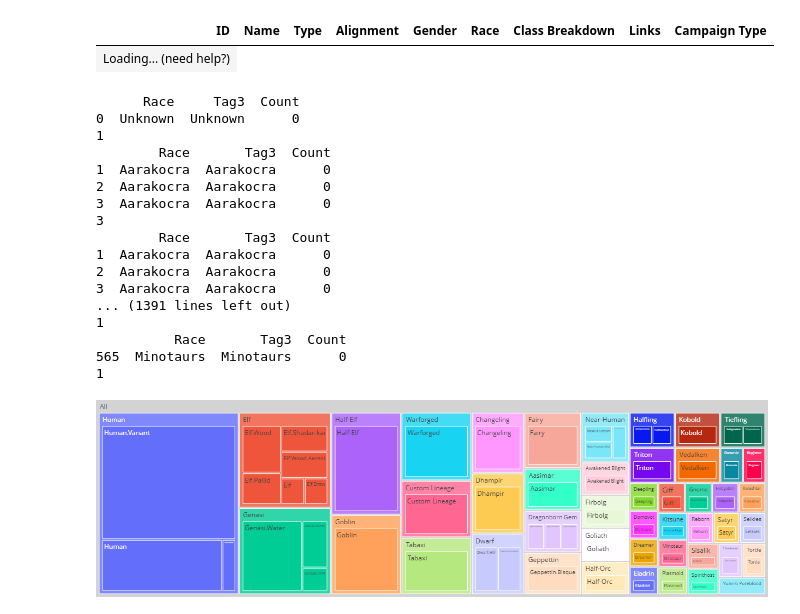
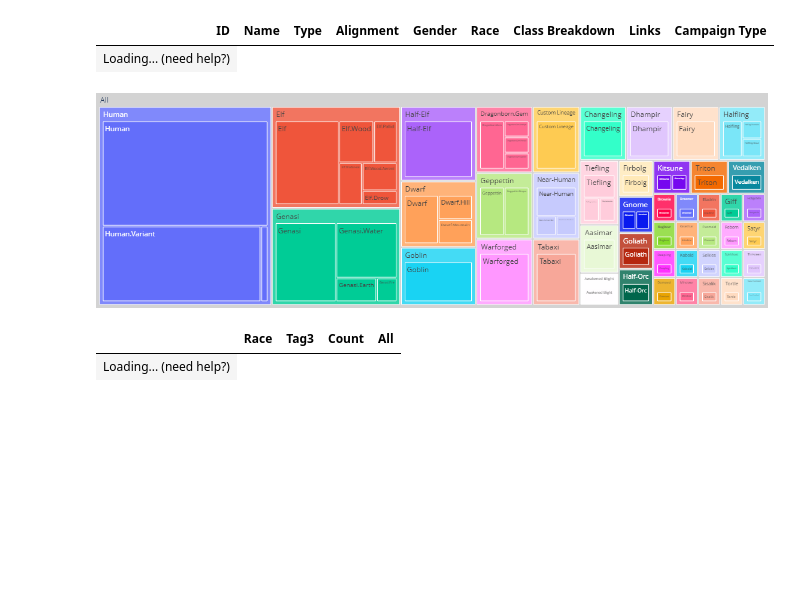
Before and after one commit to flashkid10/my-binder, a Jupyter notebook: Display_Main.ipynb, the cells around one changed output. Saved outputs shown, nothing was run; the diff lists cells and outputs as text; code cells hidden in the pictures; blank space fills up the shorter version.

```diff
--- a/Display_Main.ipynb
+++ b/Display_Main.ipynb
@@ -106,54 +106,80 @@ for x2, y2 in SF.iterrows():
     if not isinstance(y2[Arr[1]], str):
         if math.isnan(y2[Arr[1]]):
             #print(str(y2[Arr[0]])+" - "+ str(y2[Arr[1]]))
             SF = SF.drop(x2)
 
 
-for x1, y1 in SF.iterrows():
-    SF2 = SF.query(Arr[0]+'=="'+y1[Arr[1]]+'"')
-    if len(SF2)>0:
-        print(SF2)
-        print(len(SF2))
+#for x1, y1 in SF.iterrows():
+#    SF2 = SF.query(Arr[0]+'=="'+y1[Arr[1]]+'"')
+#    if len(SF2)==2:
+#        x=0
+#        #print(SF2)
+#        #print(len(SF2))
 
 
 #for x2, y2 in SF.iterrows():
     #if isinstance(y2[Arr[1]], str):
         #if y2[Arr[1]] == "":
             #print(str(y2[Arr[0]])+" - "+ str(y2[Arr[1]]))
             #SF = SF.drop(x2)
-
+#for x1, y1 in SF.iterrows():
+#    SF2 = SF.query(Arr[0]+'=="'+y1[Arr[1]]+'"')
+#    if len(SF2)==2:
+#        x=0
+#        #print(SF2)
+#        #print(len(SF2))
 #None
 
 #for x2, y2 in SF.iterrows():
     #if y2[Arr[0]]==null or y2[Arr[1]]==null or y2[Arr[2]]==null:
         #print(x2)
         #SF.drop(y2)
 
+
+for x1, y1 in SF.iterrows():
+    if y1[Arr[0]] != y1[Arr[1]]:
+        if y1[Arr[2]] == 0:
+            SF = SF.drop(x1)
+
+SF = SF.drop_duplicates()
+
+for x1, y1 in SF.iterrows():
+    if y1[Arr[0]] != y1[Arr[1]]:
+        Cond = Arr[0]+'=="'+y1[Arr[0]]+'" and '+ Arr[1]+'=="'+y1[Arr[0]]+'"'
+        #print("-------------------------")
+        #print(Cond)
+        SF2 = SF.query(Cond)
+        if len(SF2)>0:
+            #print(SF2)
+            for x3, y3 in SF2.iterrows():
+                SF.at[x3,Arr[2]] += y1[Arr[2]]
+        #print("-------------------------")
+
+for x1, y1 in SF.iterrows():
+    if y1[Arr[2]] == 0:
+        SF = SF.drop(x1)
+
+
+
+
+
 SF["All"] = "All" # in order to have a single root node
+#SF2 = SF.query(Arr[0]+'=='+y1[Arr[1]])
+#for x1, y1 in SF2.iterrows():
+#    SF.at[x1,Arr[0]] = "All"
+
 fig = px.treemap(SF,
                  path=Dat,
                  values=Arr[MI],
                 )
 fig.update_traces(root_color="lightgrey")
 fig.update_layout(margin = dict(t=0, l=0, r=0, b=0))
 #fig.update_layout(autosize=False,width=1100,height=800)
 fig.update_layout(autosize=True)
 # %% [output]
-      Race     Tag3  Count
-0  Unknown  Unknown      0
-1
-        Race       Tag3  Count
-1  Aarakocra  Aarakocra      0
-2  Aarakocra  Aarakocra      0
-3  Aarakocra  Aarakocra      0
-3
-        Race       Tag3  Count
-1  Aarakocra  Aarakocra      0
-2  Aarakocra  Aarakocra      0
-3  Aarakocra  Aarakocra      0
-... (1391 lines left out)
-1
-          Race       Tag3  Count
-565  Minotaurs  Minotaurs      0
-1
-[figure, old version]
+[figure, new version]
+# %%
+SF
+# %% [output]
+|  | Race | Tag3 | Count | All |
+| Loading... (need help?) |
```
